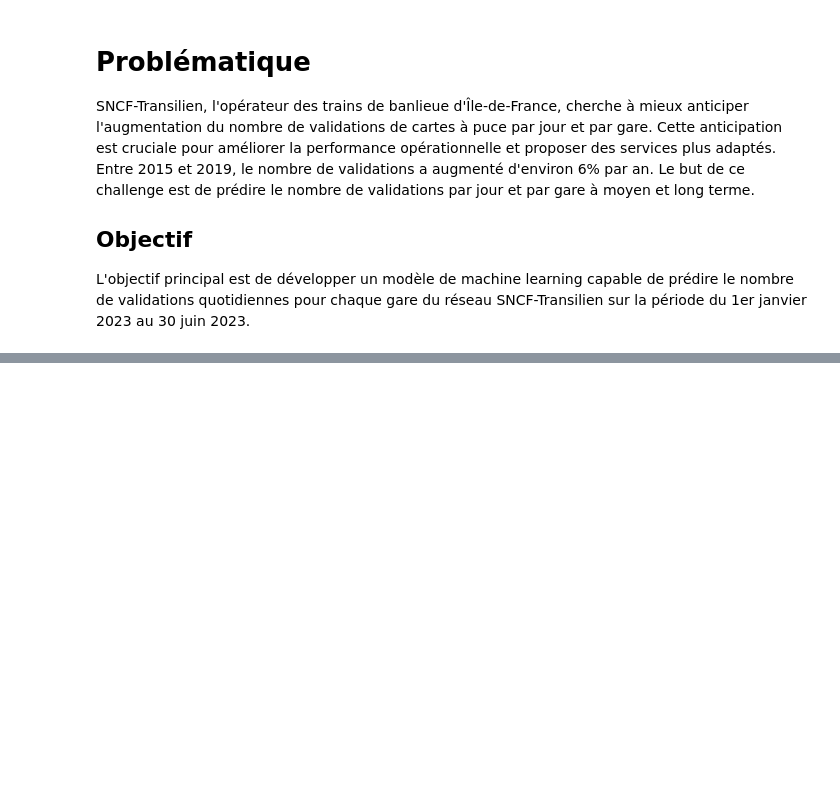
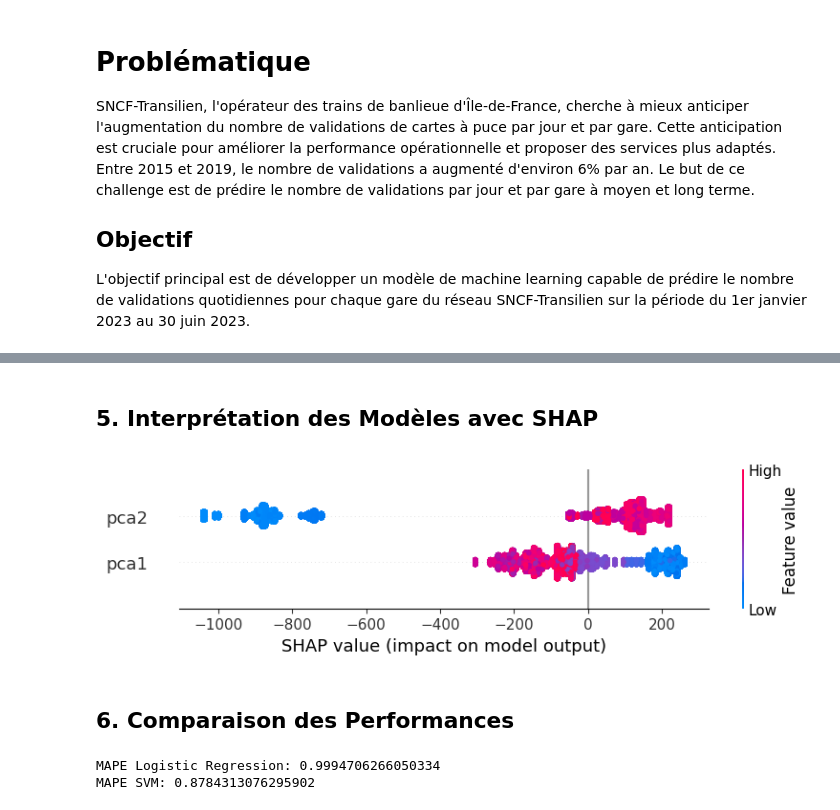
Before and after one commit to NaimLehbiben/Machine-Learning, a Jupyter notebook: notebook.ipynb, the cells around one changed output, grey strips where cells are left out. Saved outputs shown, nothing was run; the diff lists cells and outputs as text; code cells hidden in the pictures; blank space fills up the shorter version.

```diff
--- a/notebook.ipynb
+++ b/notebook.ipynb
@@ -85,0 +146,23 @@ plt.show()
+# %% [markdown]
+## 5. Interprétation des Modèles avec SHAP
+# %%
+# Utiliser shap.sample pour réduire l'échantillon des données d'arrière-plan
+background_sample = shap.sample(train_sample[['pca1', 'pca2']], 3)
+
+# Calcul des valeurs SHAP pour le modèle SVM
+explainer = shap.KernelExplainer(best_svm.predict, background_sample)
+shap_values = explainer.shap_values(test_data[['pca1', 'pca2']])
+
+# Visualiser les valeurs SHAP
+shap.summary_plot(shap_values, test_data[['pca1', 'pca2']])
+# %% [output]
+[figure, added]
+# %% [markdown]
+## 6. Comparaison des Performances
+# %%
+# Comparaison des performances
+print(f'MAPE Logistic Regression: {mape_logistic}')
+print(f'MAPE SVM: {mape_svm}')
+# %% [output]
+MAPE Logistic Regression: 0.9994706266050334
+MAPE SVM: 0.8784313076295902
```
Also changed, not shown: parts of 10 cells of this notebook, 5 other files.
